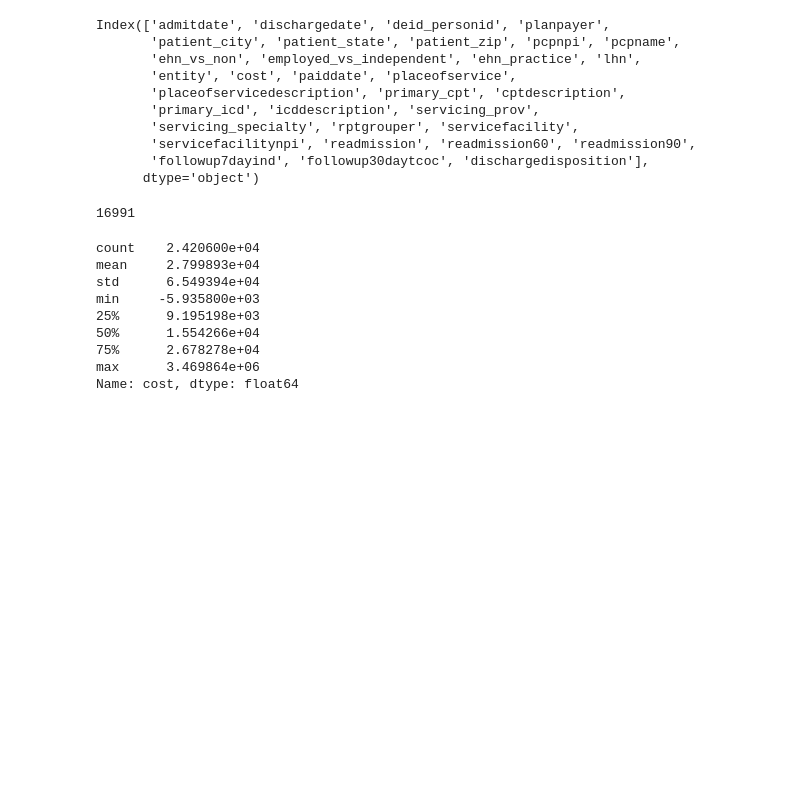
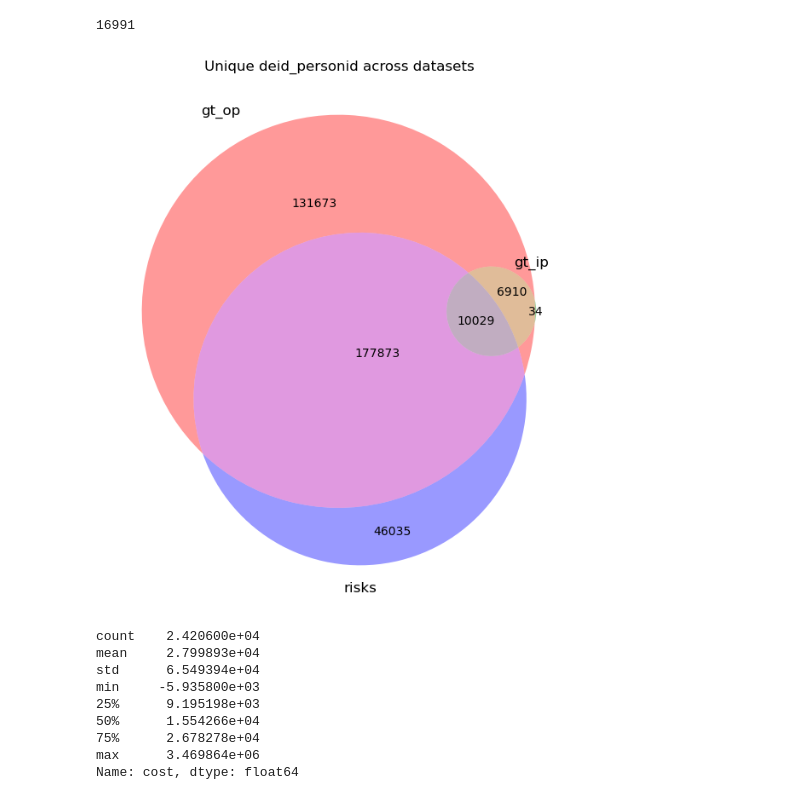
Before and after one commit to phdnguyen/ISYE-6748, a Jupyter notebook: notebooks/test.ipynb, the cells around one changed output. Drawn from its saved outputs; the diff is of its cells as text; code cells hidden in the pictures; blank space fills up the shorter version.

Commit message:
2024 risks data cleaning

```diff
--- a/notebooks/test.ipynb
+++ b/notebooks/test.ipynb
@@ -3,3 +5,3 @@ import pandas as pd
 # %%
-gt_ip = pd.read_csv('../../data/raw/ehn_gt_inpatient_20251223000.csv')
-gt_op = pd.read_csv('../../data/raw/ehn_gt_outpatient_20251223000.csv')
+gt_ip = pd.read_csv('../data/raw/ehn_gt_inpatient_20251223000.csv')
+gt_op = pd.read_csv('../data/raw/ehn_gt_outpatient_20251223000.csv')
@@ -5,0 +12,2 @@ gt_op = pd.read_csv('../../data/raw/ehn_gt_outpatient_20251223000.csv')
+# %%
+risks = pd.read_csv('../data/raw/2024 Totals and Risk.csv')
@@ -26,20 +100,24 @@ gt_op.head()
 # %%
-gt_ip.columns
+gt_ip.deid_personid.nunique()
 # %% [output]
-Index(['admitdate', 'dischargedate', 'deid_personid', 'planpayer',
-       'patient_city', 'patient_state', 'patient_zip', 'pcpnpi', 'pcpname',
-       'ehn_vs_non', 'employed_vs_independent', 'ehn_practice', 'lhn',
-       'entity', 'cost', 'paiddate', 'placeofservice',
-       'placeofservicedescription', 'primary_cpt', 'cptdescription',
-       'primary_icd', 'icddescription', 'servicing_prov',
-       'servicing_specialty', 'rptgrouper', 'servicefacility',
-       'servicefacilitynpi', 'readmission', 'readmission60', 'readmission90',
-       'followup7dayind', 'followup30daytcoc', 'dischargedisposition'],
-      dtype='object')
+16991
-# %%
-gt_ip.deid_personid.nunique()
-# %% [output]
-16991
+# %%
+from matplotlib_venn import venn3
+
+import matplotlib.pyplot as plt
+
+# Get unique deid_personid from each dataframe
+op_ids = set(gt_op.deid_personid.unique())
+ip_ids = set(gt_ip.deid_personid.unique())
+risk_ids = set(risks.deid_personid.unique())
+
+# Create Venn diagram
+plt.figure(figsize=(10, 8))
+venn3([op_ids, ip_ids, risk_ids], set_labels=('gt_op', 'gt_ip', 'risks'))
+plt.title('Unique deid_personid across datasets')
+plt.show()
+# %% [output]
+[figure, added]
 # %%
 gt_ip.cost.describe()
 # %% [output]
```
Also changed, not shown: parts of 12 cells of this notebook, 5 other files.
